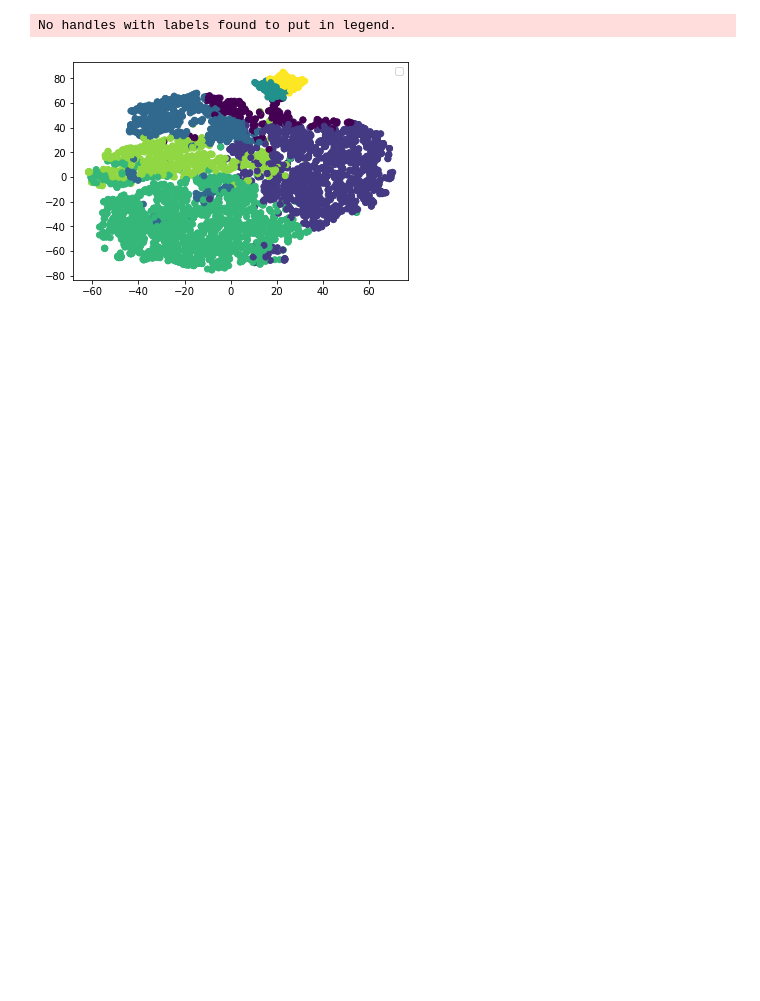
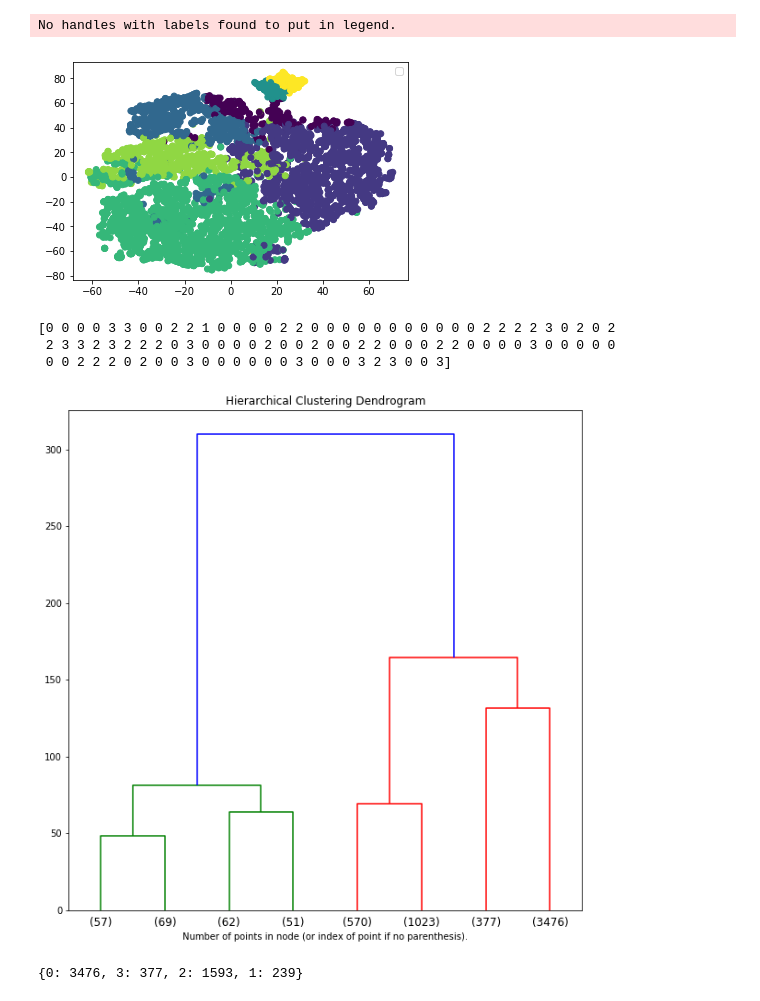
Before and after one commit to Hiebel/stylometrie_2021, a Jupyter notebook: Clustering.ipynb, the cells around one changed output. Drawn from its saved outputs; the diff is of its cells as text; code cells hidden in the pictures; blank space fills up the shorter version.

Commit message:
Test clustering hierarchique

```diff
--- a/Clustering_KMeans.ipynb
+++ b/Clustering.ipynb
@@ -57,7 +64,7 @@ french-docs/2009\01\01\20090101_Elmoudjahid_69e98e7fc33abc878f8cfb6bd32fe498
 from sklearn.cluster import KMeans
 from sklearn.feature_extraction.text import CountVectorizer
 
-nb_clusters = 7
+nb_clusters = 4
 
 model = KMeans(n_clusters=nb_clusters)
 
@@ -97,7 +108,7 @@ for i in range(len(X)):
     num_cluster = all_predictions[i]
     titre = liste_titres[i]
     tags = liste_t[i]
-    #vecteur = X[i]
+    vecteur = X[i]
     dic_res.setdefault(num_cluster,  [])
     dic_res[num_cluster].append((titre, tags, vecteur))
 # %%
@@ -173,3 +190,62 @@ plt.show()
 # %% [output]
 No handles with labels found to put in legend.
 [figure]
+# %%
+# Agglomerative Clustering
+
+from sklearn.cluster import AgglomerativeClustering
+
+clustering = AgglomerativeClustering(n_clusters=4).fit(X)
+
+print(clustering.labels_[:100])
+# %% [output]
+[0 0 0 0 3 3 0 0 2 2 1 0 0 0 0 2 2 0 0 0 0 0 0 0 0 0 0 0 2 2 2 2 3 0 2 0 2
+ 2 3 3 2 3 2 2 2 0 3 0 0 0 0 2 0 0 2 0 0 2 2 0 0 0 2 2 0 0 0 0 3 0 0 0 0 0
+ 0 0 2 2 2 0 2 0 0 3 0 0 0 0 0 0 3 0 0 0 3 2 3 0 0 3]
+# %%
+import numpy as np
+
+from matplotlib import pyplot as plt
+from scipy.cluster.hierarchy import dendrogram
+from sklearn.datasets import load_iris
+from sklearn.cluster import AgglomerativeClustering
+
+
+def plot_dendrogram(model, **kwargs):
+    # Create linkage matrix and then plot the dendrogram
+
+    # create the counts of samples under each node
+    counts = np.zeros(model.children_.shape[0])
+    n_samples = len(model.labels_)
+    for i, merge in enumerate(model.children_):
+        current_count = 0
+        for child_idx in merge:
+            if child_idx < n_samples:
+                current_count += 1  # leaf node
+            else:
+                current_count += counts[child_idx - n_samples]
+        counts[i] = current_count
+
+    linkage_matrix = np.column_stack([model.children_, model.distances_,
+                                      counts]).astype(float)
+    # Plot the corresponding dendrogram
+    dendrogram(linkage_matrix, **kwargs)
+
+
+
+# setting distance_threshold=0 ensures we compute the full tree.
+model = AgglomerativeClustering(compute_distances=True, n_clusters=4)
+
+model = model.fit(X)
+plt.figure(figsize=(10, 10))
+plt.title('Hierarchical Clustering Dendrogram')
+# plot the top three levels of the dendrogram
+plot_dendrogram(model, truncate_mode='level', p=2)
+plt.xlabel("Number of points in node (or index of point if no parenthesis).")
+plt.show()
+# %% [output]
+[figure, added]
+# %%
+print(effectifs_clusters(model))
+# %% [output]
+{0: 3476, 3: 377, 2: 1593, 1: 239}
```
Also changed, not shown: parts of 5 cells of this notebook.
